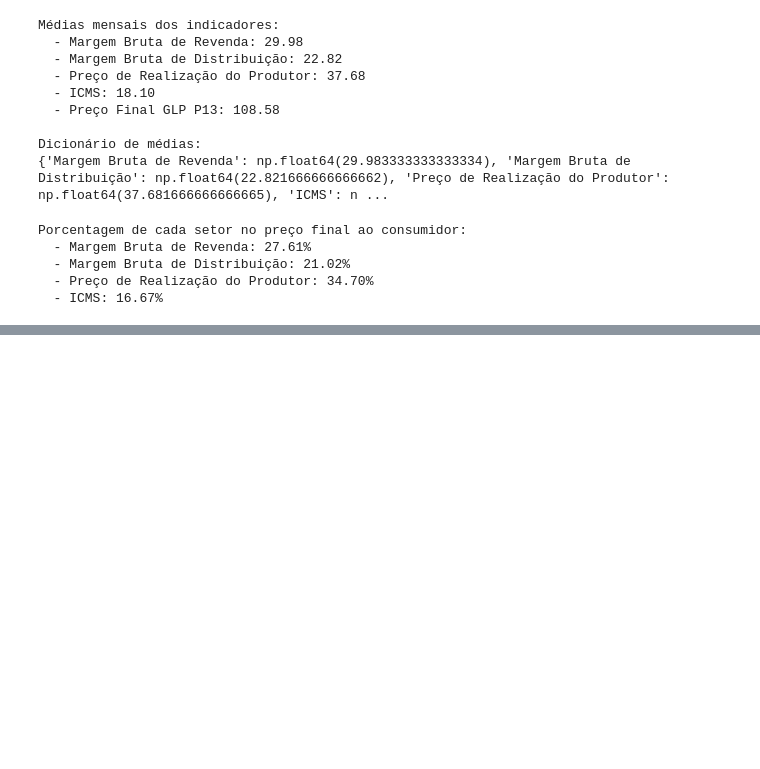
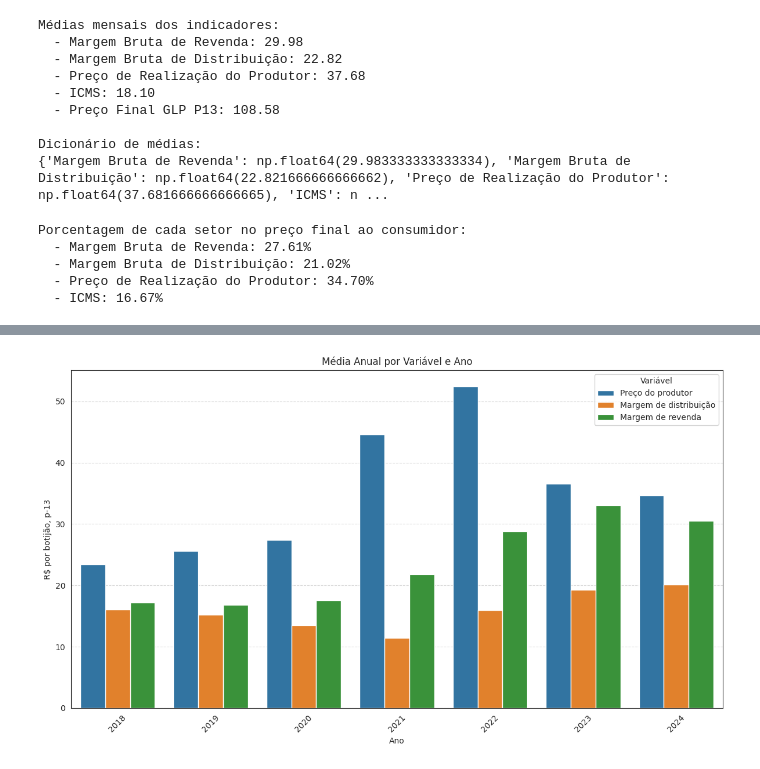
Before and after one commit to annalocvf/Estudo-GLP-TCC-IC-UFOP, a Jupyter notebook: Capitulo1/capitulo1.ipynb, the cells around one changed output, grey strips where cells are left out. Cells and saved outputs as stored; diff of their text form; code cells hidden in the pictures; blank space fills up the shorter version.

```diff
--- a/Capitulo1/capitulo1.ipynb
+++ b/Capitulo1/capitulo1.ipynb
@@ -213,0 +494,11 @@ Porcentagem de cada setor no preço final ao consumidor:
+# %%
+
+month_columns = ['Jan', 'Fev', 'Mar', 'Abr', 'Mai', 'Jun', 'Jul', 'Ago', 'Set', 'Out', 'Nov', 'Dez']
+
+
+annual_avg_by_year = df_combined.groupby(['Ano', 'Variável'])[month_columns].mean().reset_index()
+
+
+annual_avg_by_year['Média Anual'] = annual_avg_by_year[month_columns].mean(axis=1)
+
+display(annual_avg_by_year[['Ano', 'Variável', 'Média Anual']])
@@ -213,0 +523,33 @@ Porcentagem de cada setor no preço final ao consumidor:
+# %%
+import matplotlib.pyplot as plt
+import seaborn as sns
+
+
+color_palette = {
+    'Preço do produtor': '#1f77b4',
+    'Margem de distribuição': '#ff7f0e',
+    'Margem de revenda': '#2ca02c'
+}
+
+plt.figure(figsize=(12, 7))
+
+sns.barplot(
+    data=annual_avg_by_year,
+    x='Ano',
+    y='Média Anual',
+    hue='Variável',
+    palette=color_palette,
+
+    hue_order=['Preço do produtor', 'Margem de distribuição', 'Margem de revenda']
+)
+
+plt.title('Média Anual por Variável e Ano')
+plt.xlabel('Ano')
+plt.ylabel('R$ por botijão, p-13')
+plt.legend(title='Variável', loc='upper right')
+plt.grid(axis='y', linestyle='--', alpha=0.7)
+plt.xticks(rotation=45)
+plt.tight_layout()
+plt.show()
+# %% [output]
+[figure, added]
```
Also changed, not shown: parts of 13 cells of this notebook.
